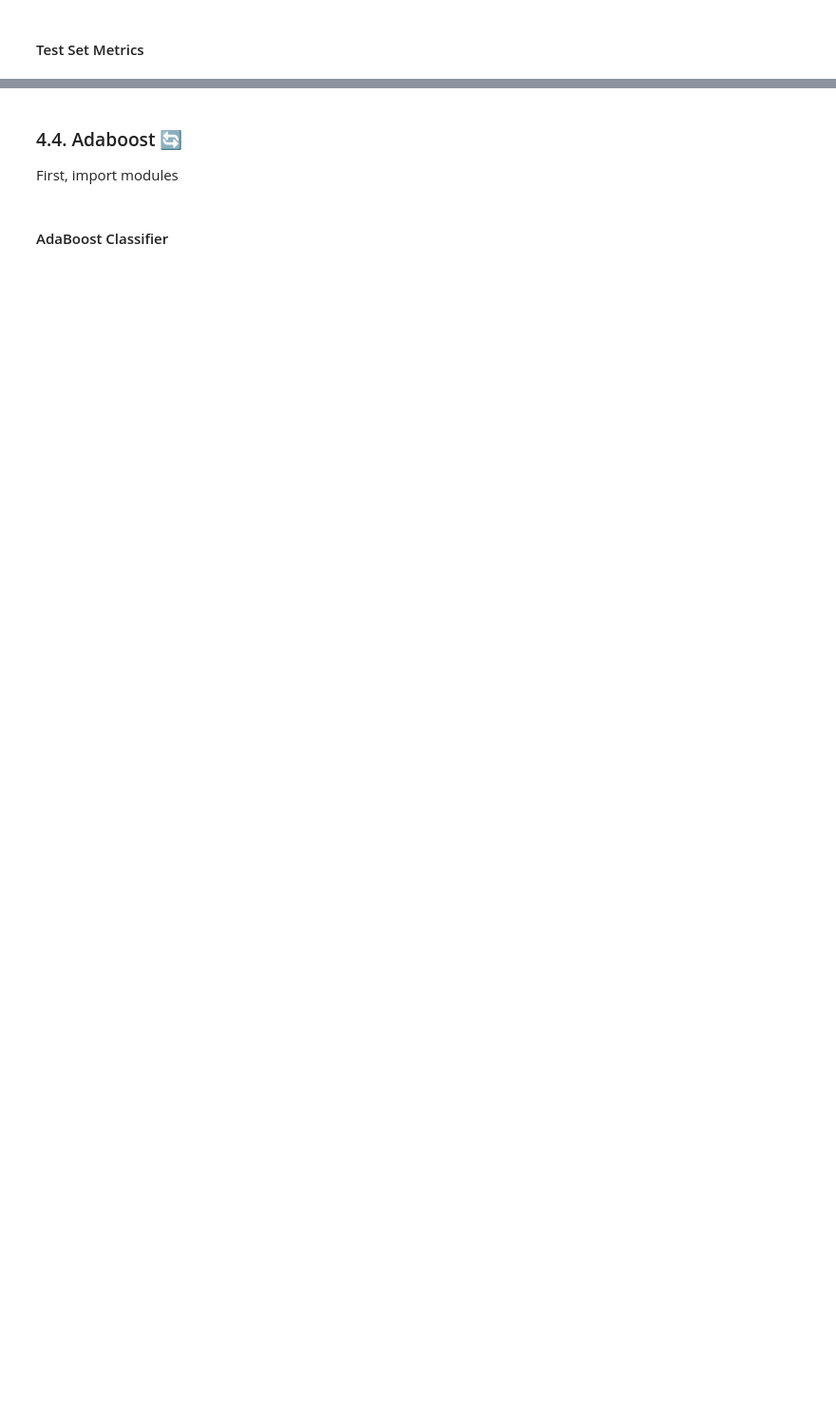
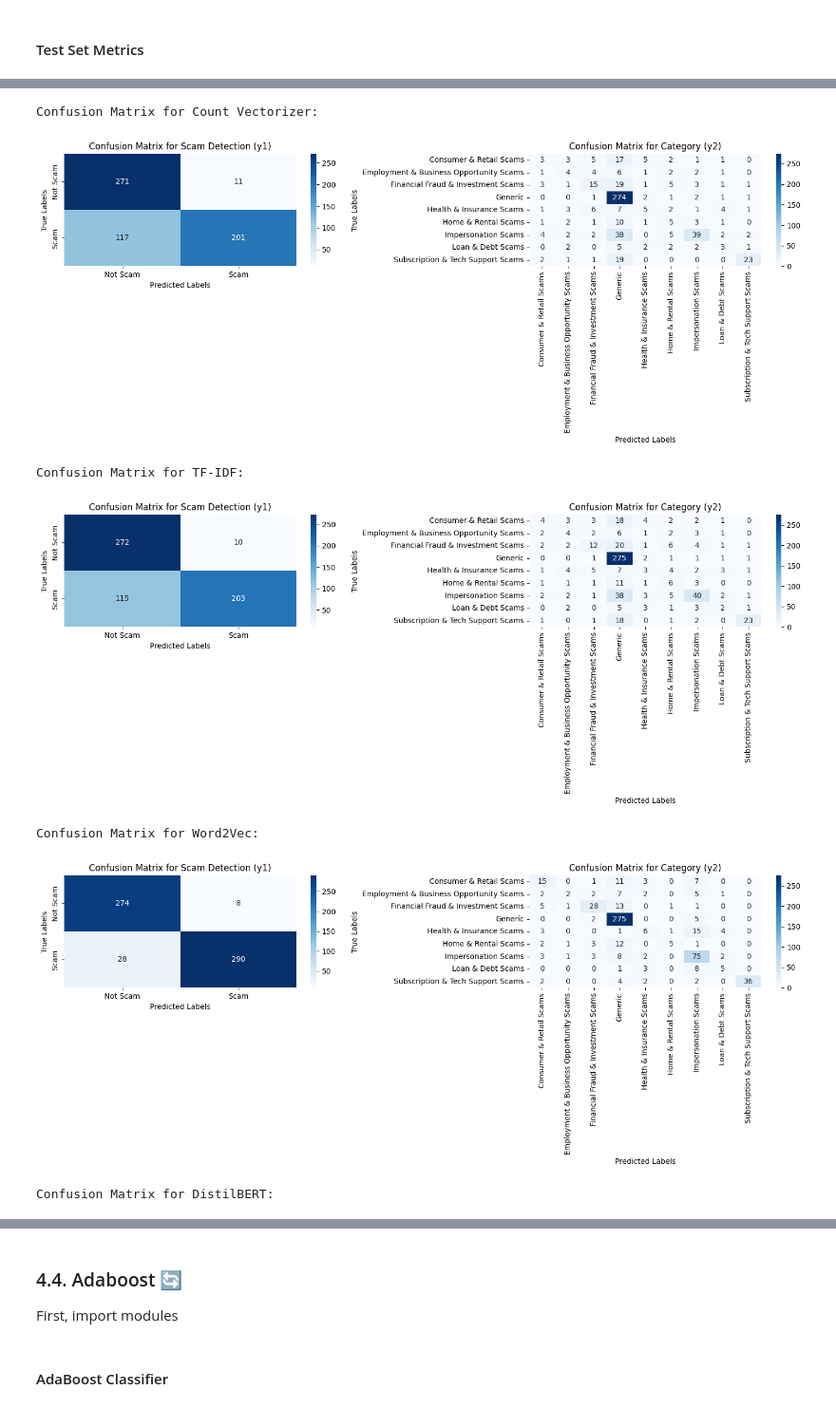
Before and after one commit to junxianyong/INF2008_P1-08, a Jupyter notebook: scam_detection/scam_detection.ipynb, the cells around one changed output, grey strips where cells are left out. Shown at 95% size. Saved outputs shown, nothing was run; the diff lists cells and outputs as text; code cells hidden in the pictures; blank space fills up the shorter version.

```diff
--- a/scam_detection/scam_detection.ipynb
+++ b/scam_detection/scam_detection.ipynb
@@ -788,0 +1109,22 @@ weighted avg       0.80      0.75      0.71       600
+# %%
+# For each embedding data, plot the confusion matrices
+for embedding, data in embedding_data.items():
+    print(f"Confusion Matrix for {embedding}:")
+
+    # Create your models
+    svm_model_y1 = ClassificationModel(data["X_train"], data["y1_train"], multi_class_func='svm')
+    svm_model_y2 = ClassificationModel(data["X_train"], data["y2_train"], multi_class_func='svm')
+
+    # Get predictions
+    y_pred_1 = svm_model_y1.predict(data["X_test"])
+    y_pred_2 = svm_model_y2.predict(data["X_test"])
+
+    # Plot the confusion matrices
+    fig = plot_dual_confusion_matrices(
+        data["y1_test"], y_pred_1,
+        data["y2_test"], y_pred_2,
+        y2_labels=le,  # Your label encoder
+        y2_title=f"Confusion Matrix for Category (y2)"
+    )
+
+    plt.show()
@@ -889,0 +1329,30 @@ F1 Score (Y2): 0.7525
+# %%
+# For each embedding data, plot the confusion matrices for test set
+for embedding, data in embedding_data.items():
+    print(f"Confusion Matrix for {embedding}:")
+
+    # Create your models
+    RandomForest_model_y1 = RandomForestClassifier(n_estimators=100, random_state=42, max_depth=100, oob_score=True, bootstrap=True).fit(data["X_train"], data["y1_train"])
+    RandomForest_model_y2 = RandomForestClassifier(n_estimators=100, random_state=42, max_depth=100, oob_score=True, bootstrap=True).fit(data["X_train"], data["y2_train"])
+
+    # Get predictions
+    y_pred_1 = RandomForest_model_y1.predict(data["X_test"])
+    y_pred_2 = RandomForest_model_y2.predict(data["X_test"])
+
+    # Plot the confusion matrices
+    fig = plot_dual_confusion_matrices(
+        data["y1_test"], y_pred_1,
+        data["y2_test"], y_pred_2,
+        y2_labels=le,  # Your label encoder
+        y2_title=f"Confusion Matrix for Category (y2)"
+    )
+
+    plt.show()
+# %% [output]
+Confusion Matrix for Count Vectorizer:
+[figure, added]
+Confusion Matrix for TF-IDF:
+[figure, added]
+Confusion Matrix for Word2Vec:
+[figure, added]
+Confusion Matrix for DistilBERT:
```
Also changed, not shown: parts of 32 cells of this notebook.
